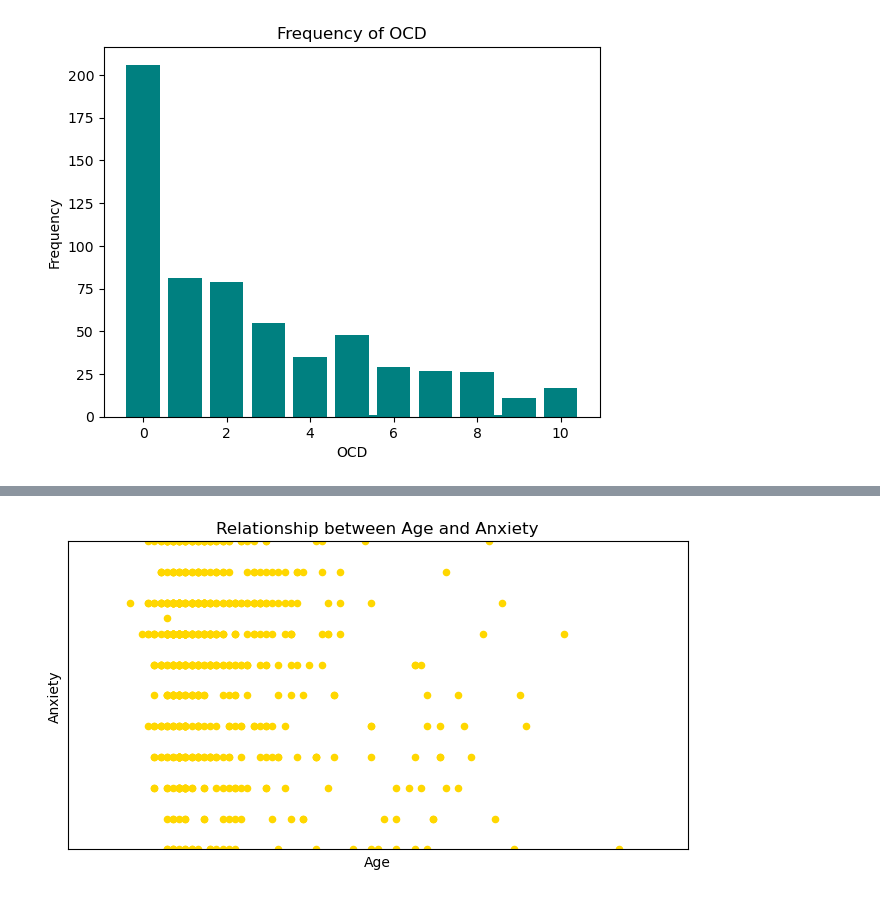
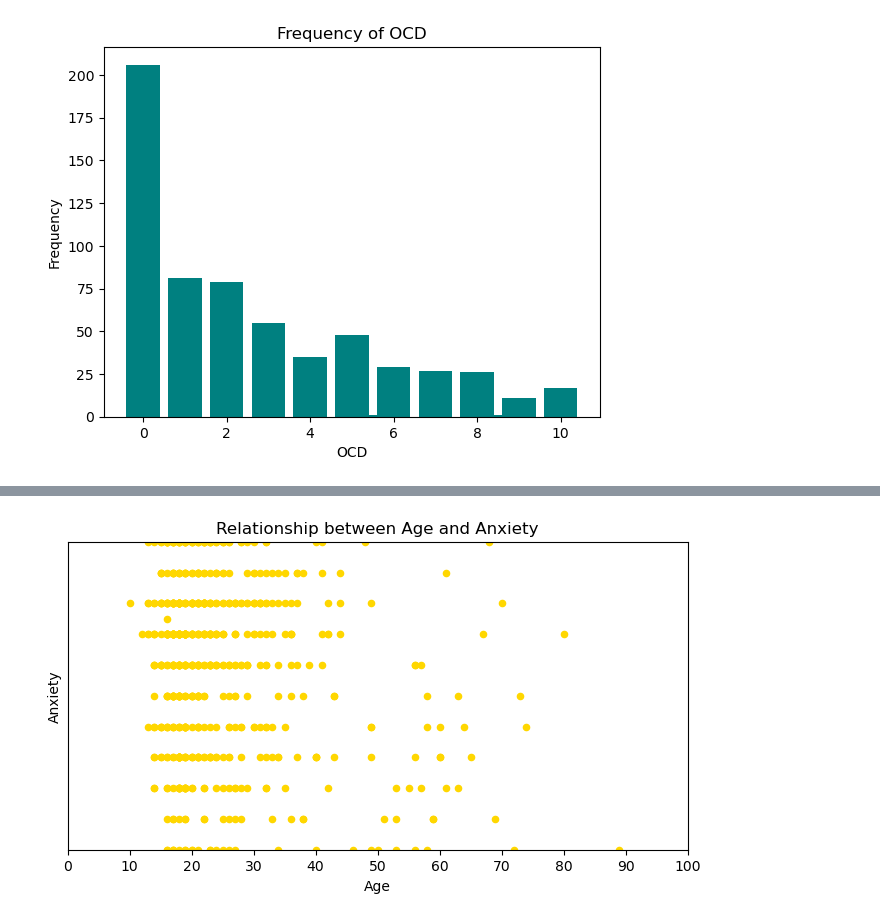
Before and after one commit to jdanielle12/project1, a Jupyter notebook: music_and_mental_health.ipynb, the cells around one changed output, grey strips where cells are left out. Drawn from its saved outputs; the diff is of its cells as text; code cells hidden in the pictures.

```diff
--- a/music_and_mental_health.ipynb
+++ b/music_and_mental_health.ipynb
@@ -232,10 +232,10 @@ bpm_depression = music_mental_health_df.plot.scatter(x="Hours per day",y="Depres
 # %%
 # Create a scatter plot to chart the correlation between anxiety and age
-age_depression = music_mental_health_df.plot.scatter(x="Age",y="Anxiety",title="Relationship between Age and Anxiety", figsize=(8,4),
-                                           xlabel="Age",ylabel="Anxiety",color="gold",
-                                          xlim=(0,100),ylim=(0,10),xticks=(),yticks=())
+age_anxiety = music_mental_health_df.plot.scatter(x="Age",y="Anxiety",title="Relationship between Age and Anxiety", figsize=(8,4),
+                                        xlabel="Age",ylabel="Anxiety",color="gold",
+                                        xlim=(0,100),ylim=(0,10),xticks=(0, 10, 20, 30, 40, 50, 60, 70, 80, 90, 100),yticks=())
 # %% [output]
-[figure, old version]
+[figure, new version]
 # %%
 # Create a scatter plot to chart the correlation between anxiety and bpm
 bpm_anxiety = music_mental_health_df.plot.scatter(x="BPM",y="Anxiety",title="Relationship between Anxiety and BPM", figsize=(8,4),
```
Also changed, not shown: parts of 11 cells of this notebook.
